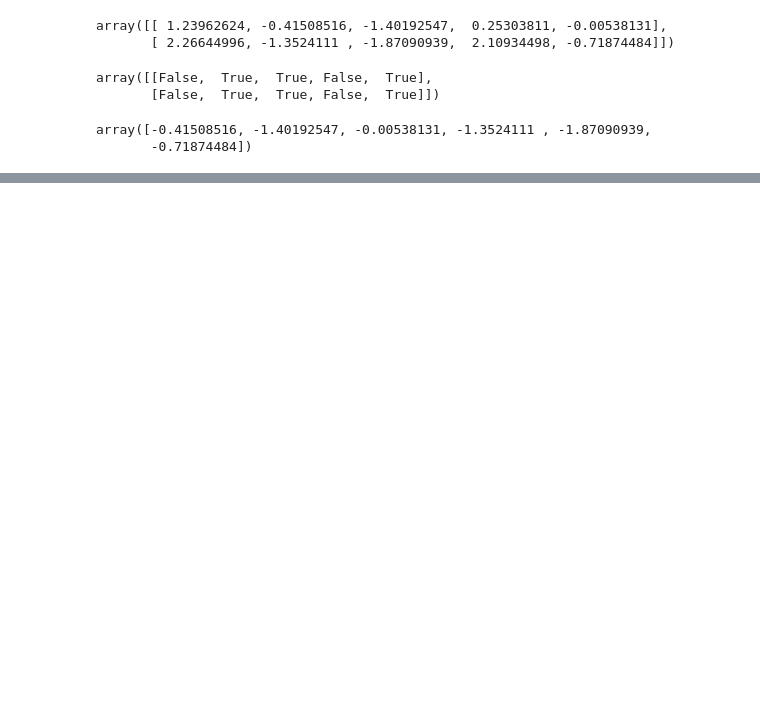
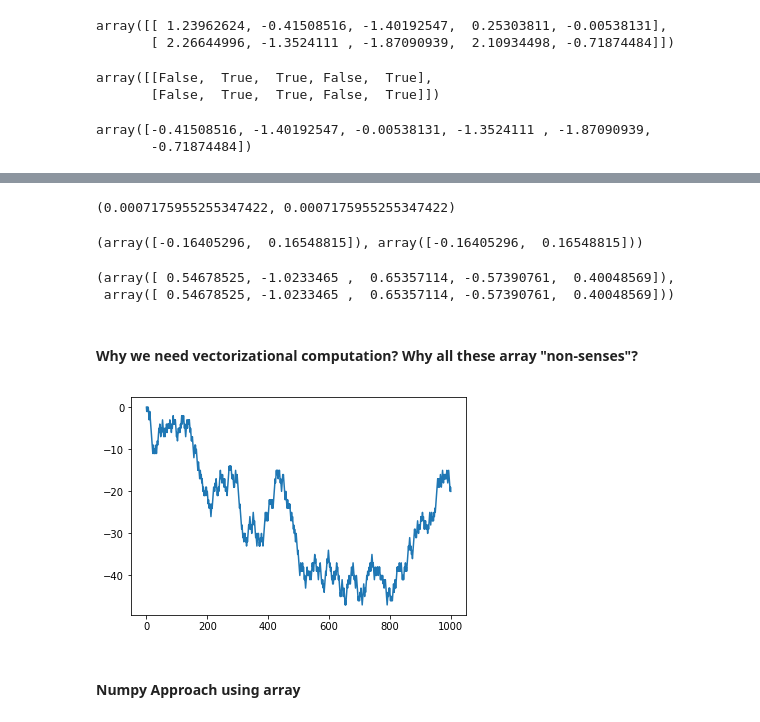
Before and after one commit to drliangjin/minipy, a Jupyter notebook: AcF701/Session_2/Episode_1/minipy_numpy.ipynb, the cells around one changed output, grey strips where cells are left out. Drawn from its saved outputs; the diff is of its cells as text; code cells hidden in the pictures; blank space fills up the shorter version.

Commit message:
finish intro to numpy

```diff
--- a/AcF701/Session_2/Episode_1/minipy_numpy.ipynb
+++ b/AcF701/Session_2/Episode_1/minipy_numpy.ipynb
@@ -121,0 +166,35 @@ array([-0.41508516, -1.40192547, -0.00538131, -1.3524111 , -1.87090939,
+# %%
+# obtain the mean of elements in the array
+arr.mean(), np.mean(arr)
+# %% [output]
+(0.0007175955255347422, 0.0007175955255347422)
+# %%
+# what if we want row-wise mean instead of whole array?
+arr.mean(axis=1), np.mean(arr, axis=1)
+# %% [output]
+(array([-0.16405296,  0.16548815]), array([-0.16405296,  0.16548815]))
+# %%
+# what if column-wise?
+arr.mean(axis=0), np.mean(arr, axis=0)
+# %% [output]
+(array([ 0.54678525, -1.0233465 ,  0.65357114, -0.57390761,  0.40048569]),
+ array([ 0.54678525, -1.0233465 ,  0.65357114, -0.57390761,  0.40048569]))
+# %% [markdown]
+#### Why we need vectorizational computation? Why all these array "non-senses"?
+# %%
+# Python built-in "loop" style
+%matplotlib inline
+import random, matplotlib.pyplot as plt
+position = 0 # <== starting point
+walk = [position] # <== a list with the starting point
+steps = 1000 # <= 1000 steps
+for i in range(steps):
+    step = 1 if random.randint(0,1) else -1 # 0 is False, 1 is True
+    position += step # <== incremental operations: position = position + step
+    walk.append(position) # append new position to the list
+# plot data
+plt.plot(walk);
+# %% [output]
+[figure, added]
+# %% [markdown]
+#### Numpy Approach using array
```
Also changed, not shown: parts of 26 cells of this notebook.
